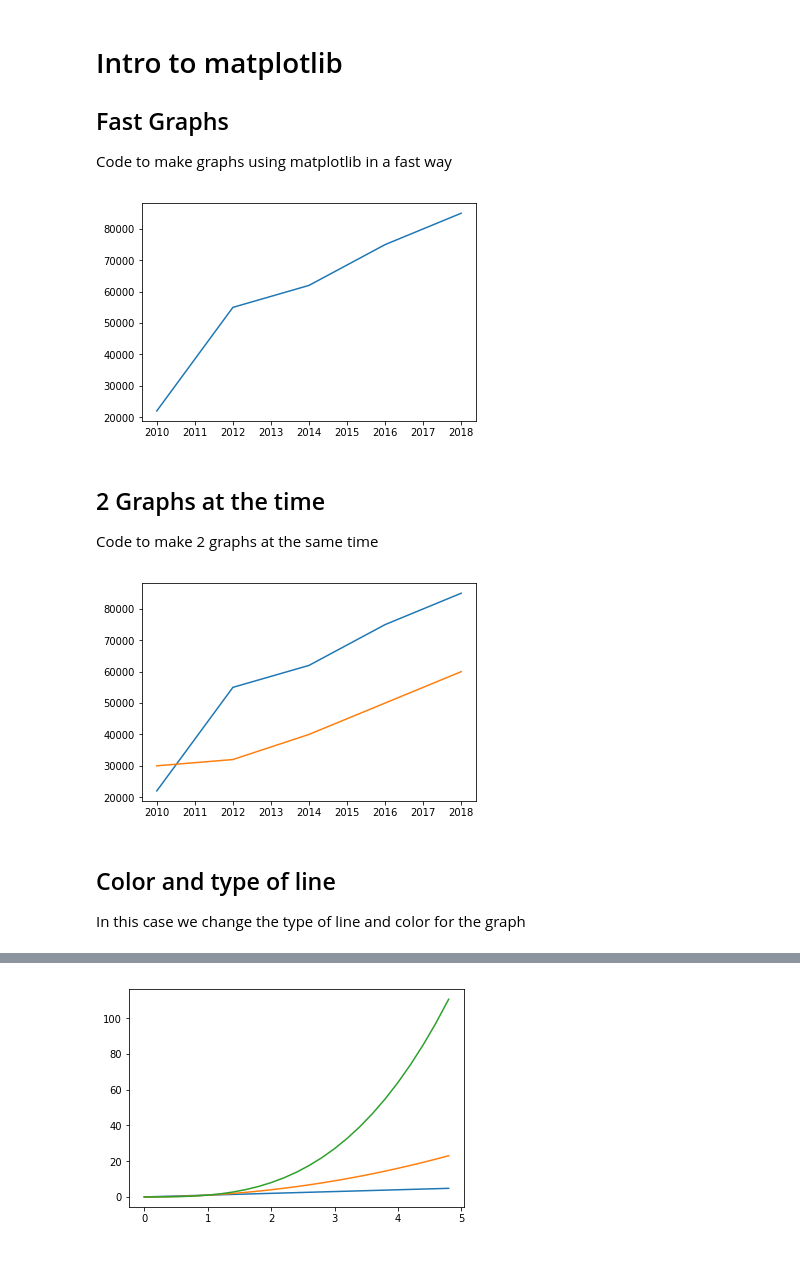
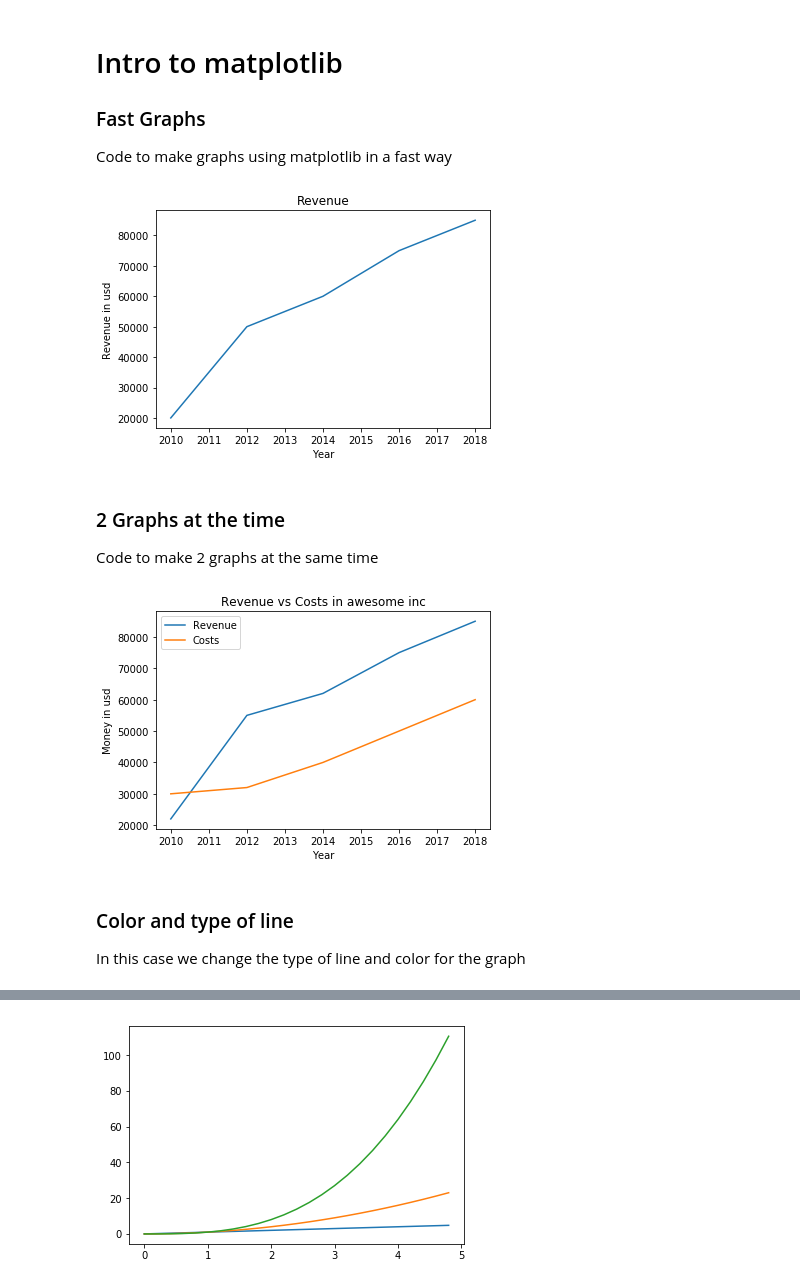
Before and after one commit to ricardopretelt/data-analysis-in-python, a Jupyter notebook: intro-to-matplotlib.ipynb, the cells around one changed output, grey strips where cells are left out. Saved outputs shown, nothing was run; the diff lists cells and outputs as text; code cells hidden in the pictures; blank space fills up the shorter version.

```diff
--- a/intro-to-matplotlib.ipynb
+++ b/intro-to-matplotlib.ipynb
@@ -1,5 +1,5 @@
 # %% [markdown]
 # Intro to matplotlib
 
-## Fast Graphs
+### Fast Graphs
 Code to make graphs using matplotlib in a fast way
@@ -6,12 +10,17 @@ Code to make graphs using matplotlib in a fast way
 # %%
+# Define arrays
 year = [2010, 2012, 2014, 2016, 2018]
-revenue = [22000, 55000, 62000, 75000, 85000]
+revenue = [20000, 50000, 60000, 75000, 85000]
+# Plot
 plt.plot(year, revenue)
+plt.xlabel('Year')
+plt.ylabel('Revenue in usd')
+plt.title('Revenue')
 plt.show()
 # %% [output]
-[figure, old version]
+[figure, new version]
 # %% [markdown]
-## 2 Graphs at the time
+### 2 Graphs at the time
 Code to make 2 graphs at the same time
 # %%
 year = [2010, 2012, 2014, 2016, 2018]
@@ -19,9 +28,13 @@ revenue = [22000, 55000, 62000, 75000, 85000]
 costs = [30000, 32000, 40000, 50000, 60000]
 plt.plot(year, revenue)
 plt.plot(year, costs)
+plt.xlabel('Year')
+plt.ylabel('Money in usd')
+plt.title('Revenue vs Costs in awesome inc')
+plt.legend(['Revenue', 'Costs'])
 plt.show()
 # %% [output]
-[figure, old version]
+[figure, new version]
 # %% [markdown]
-## Color and type of line
+### Color and type of line
 In this case we change the type of line and color for the graph
```
Also changed, not shown: parts of 16 cells of this notebook, 3 other files.
